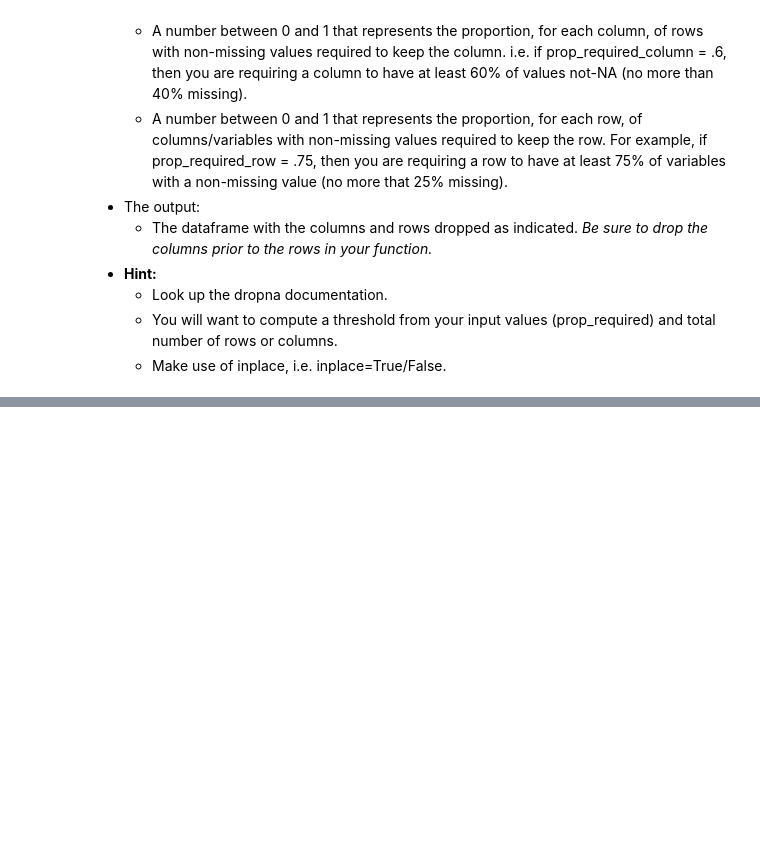
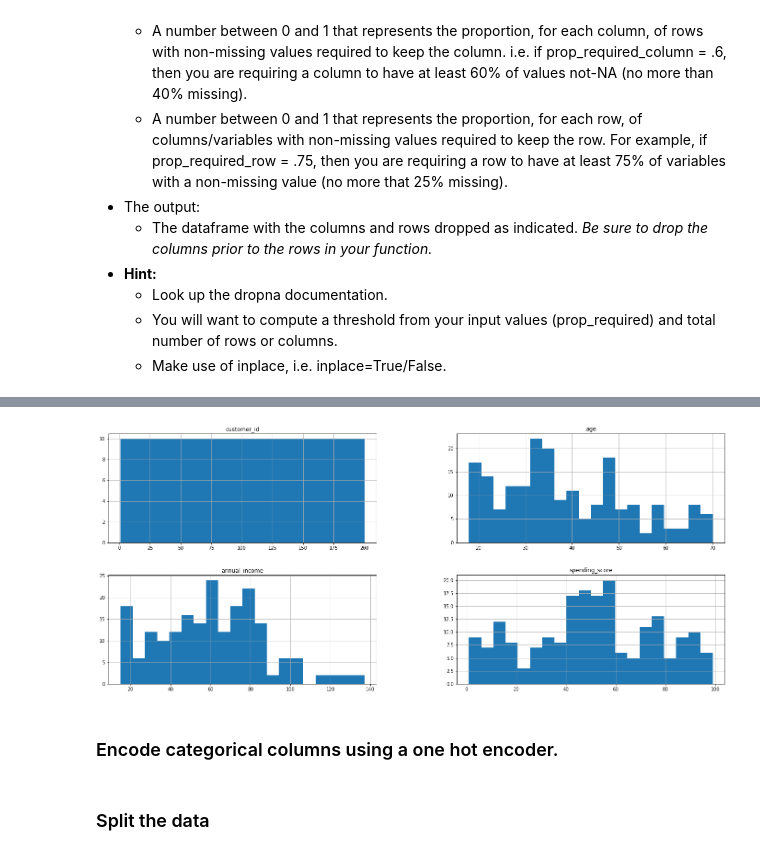
Before and after one commit to lukewbecker/clustering-exercises, a Jupyter notebook: clustering_wrangling.ipynb, the cells around one changed output, grey strips where cells are left out. Drawn from its saved outputs; the diff is of its cells as text; code cells hidden in the pictures; blank space fills up the shorter version.

```diff
--- a/clustering_wrangling.ipynb
+++ b/clustering_wrangling.ipynb
@@ -662,0 +878,3 @@ Create a function that will drop rows or columns based on the percent of values
+# %%
+df_mall = mall_wrangle.get_mall_data()
+df_mall.head()
@@ -662,0 +959,7 @@ Create a function that will drop rows or columns based on the percent of values
+# %%
+df_mall.hist(figsize=(24, 10), bins = 20)
+plt.show()
+# %% [output]
+[figure, added]
+# %% [markdown]
+### Encode categorical columns using a one hot encoder.
@@ -662,0 +968,2 @@ Create a function that will drop rows or columns based on the percent of values
+# %% [markdown]
+### Split the data
```
Also changed, not shown: parts of 42 cells of this notebook.
